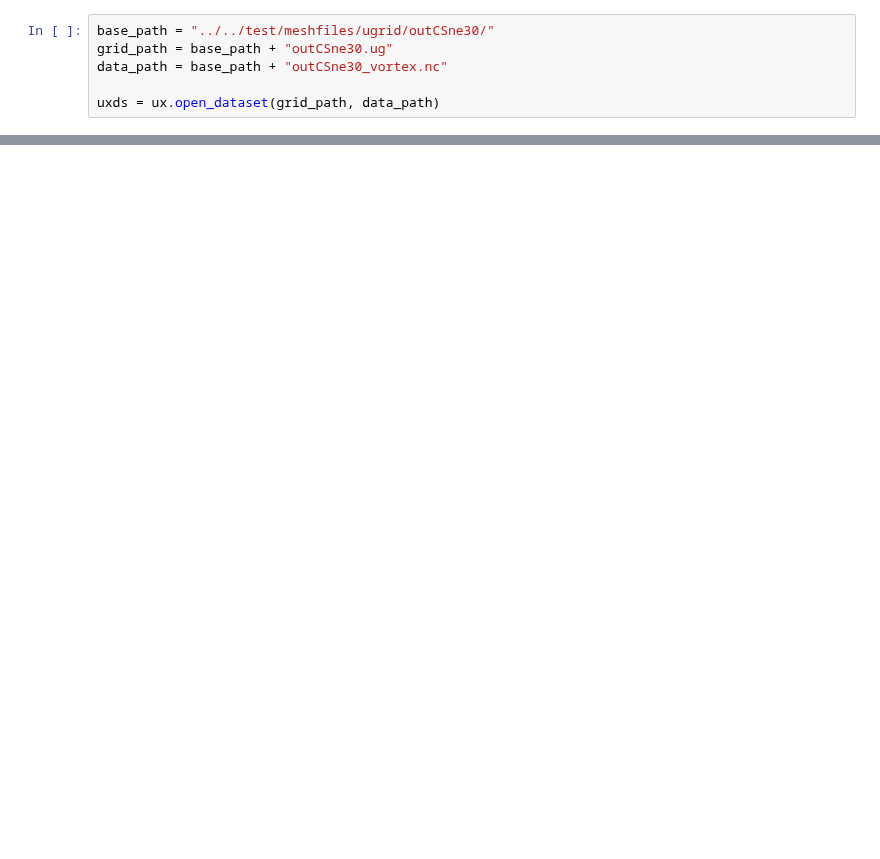
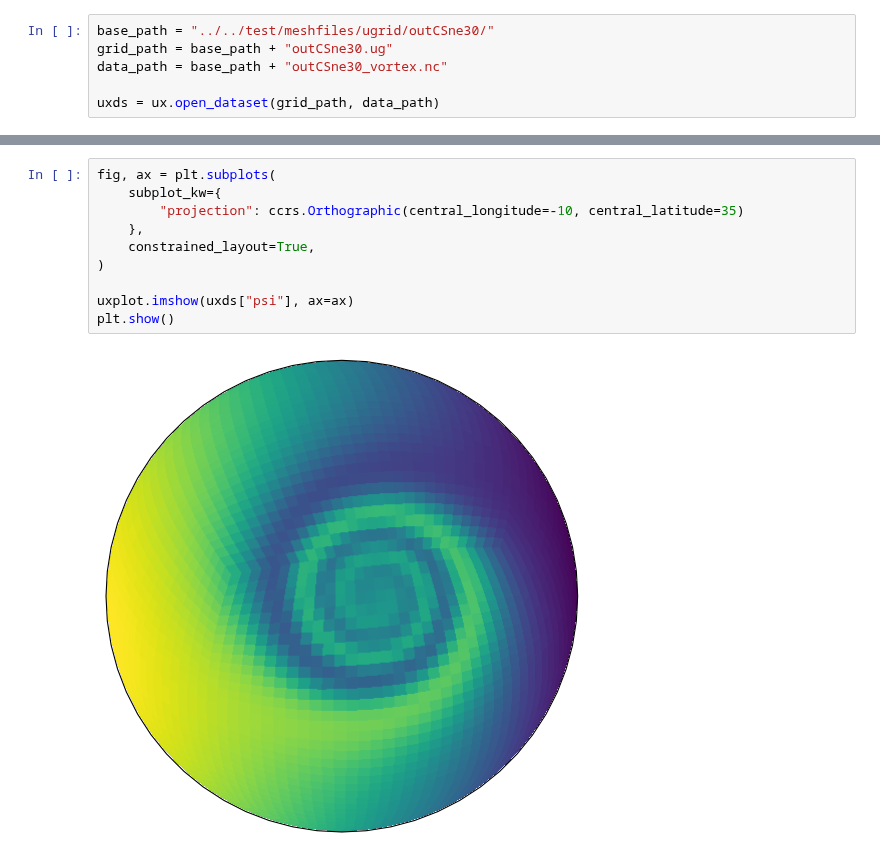
Before and after one commit to UXARRAY/uxarray, a Jupyter notebook: docs/user-guide/mpl.ipynb, the cells around one changed output, grey strips where cells are left out. Drawn from its saved outputs; the diff is of its cells as text; blank space fills up the shorter version.

```diff
--- a/docs/user-guide/mpl.ipynb
+++ b/docs/user-guide/mpl.ipynb
@@ -217,0 +40,12 @@ for ax, pc, method in zip(axes, poly_collections, methods):
+# %%
+fig, ax = plt.subplots(
+    subplot_kw={
+        "projection": ccrs.Orthographic(central_longitude=-10, central_latitude=35)
+    },
+    constrained_layout=True,
+)
+
+uxplot.imshow(uxds["psi"], ax=ax)
+plt.show()
+# %% [output]
+[figure, added]
```
Also changed, not shown: parts of 28 cells of this notebook.
